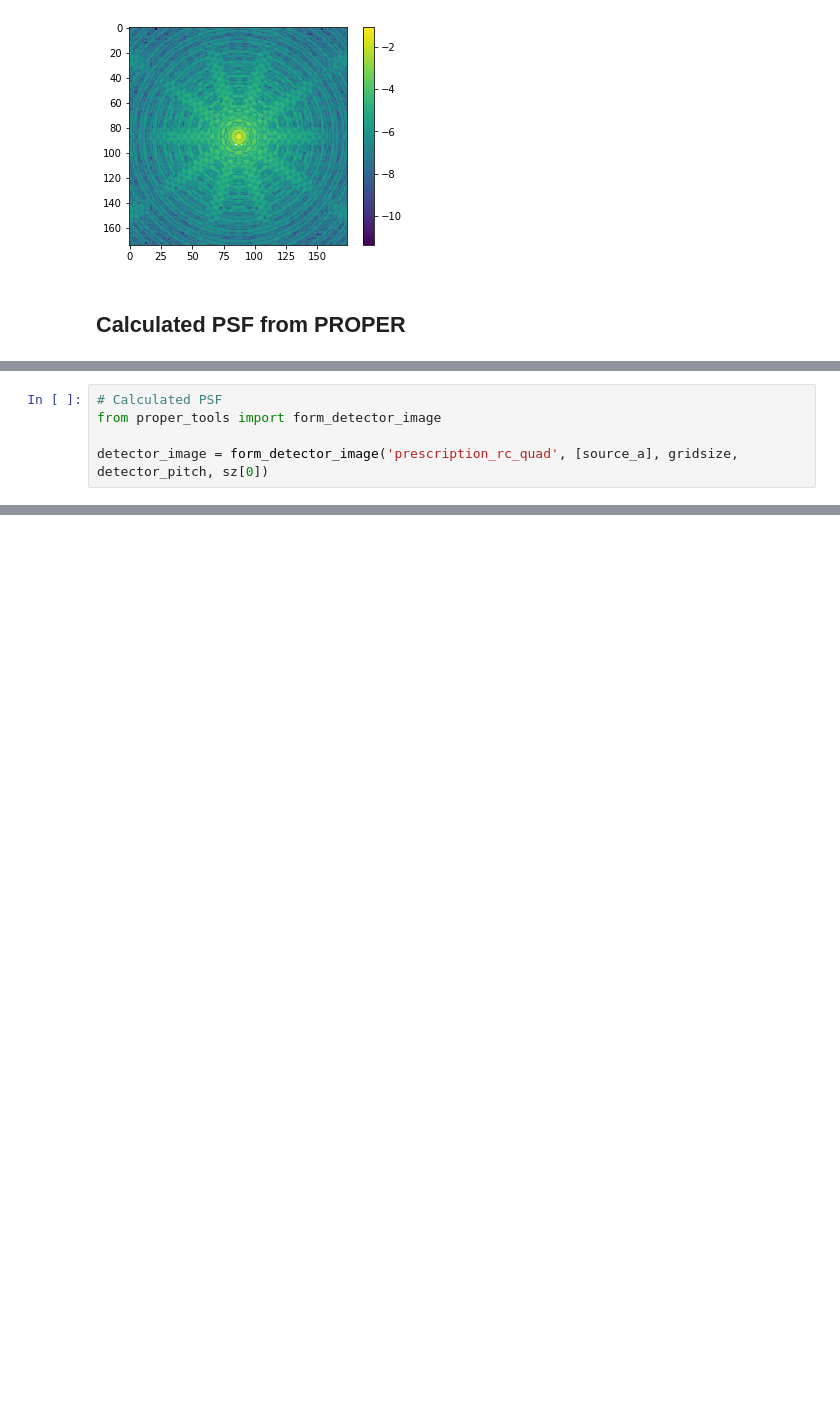
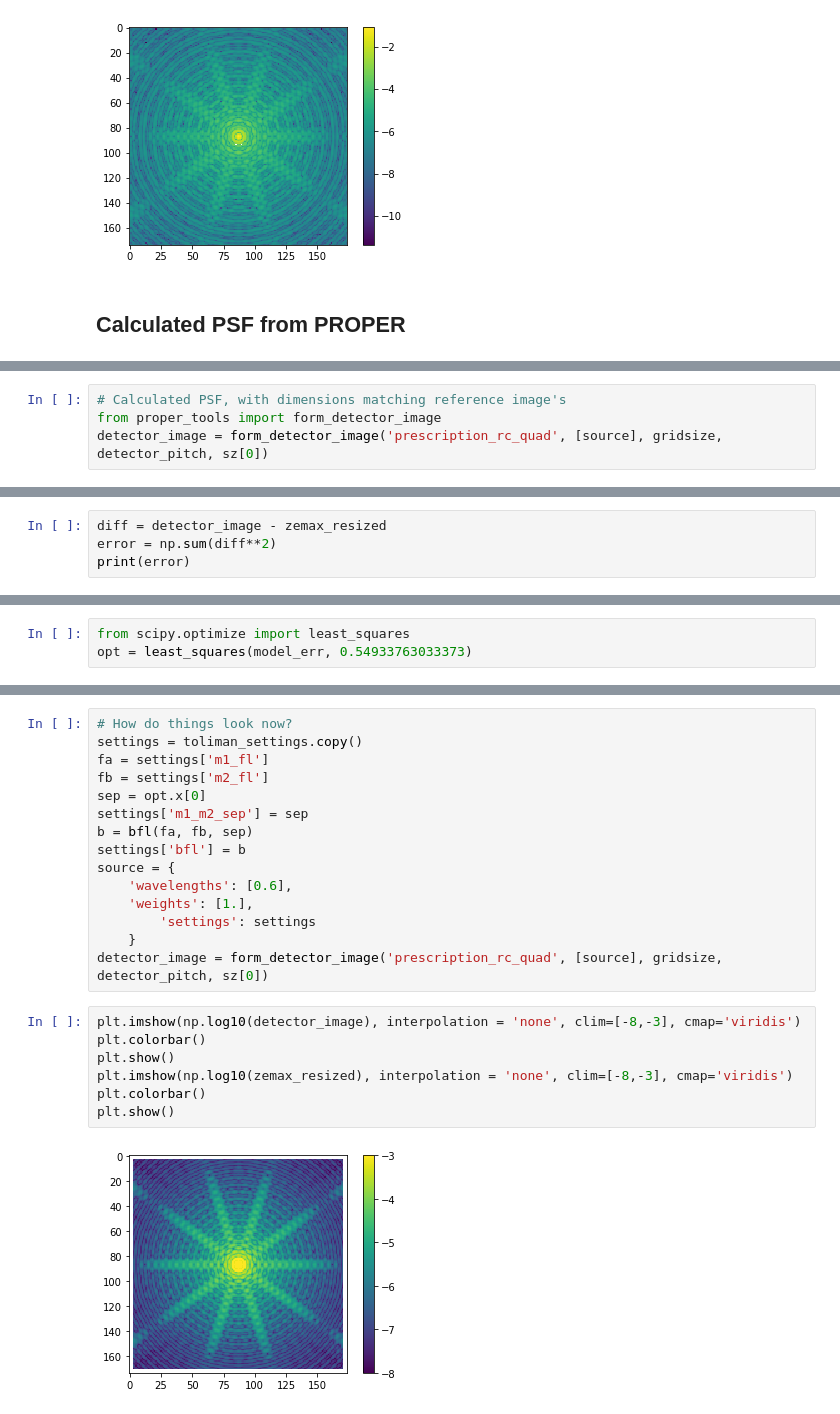
Before and after one commit to benjaminpope/toliman, a Jupyter notebook: image_modelling/notebooks/RC proper fit test.ipynb, the cells around one changed output, grey strips where cells are left out. Drawn from its saved outputs; the diff is of its cells as text; blank space fills up the shorter version.

```diff
--- a/image_modelling/notebooks/RC proper fit test.ipynb
+++ b/image_modelling/notebooks/RC proper fit test.ipynb
@@ -82,8 +94,7 @@ source_a = {
             'settings': toliman_settings
             }
 # %%
-# Calculated PSF
+# Calculated PSF, with dimensions matching reference image's
 from proper_tools import form_detector_image
-
-detector_image = form_detector_image('prescription_rc_quad', [source_a], gridsize, detector_pitch, sz[0])
+detector_image = form_detector_image('prescription_rc_quad', [source], gridsize, detector_pitch, sz[0])
 # %%
@@ -95,0 +113,4 @@ plt.show()
+# %%
+diff = detector_image - zemax_resized
+error = np.sum(diff**2)
+print(error)
@@ -104,0 +179,3 @@ plt.show()
+# %%
+from scipy.optimize import least_squares
+opt = least_squares(model_err, 0.54933763033373)
@@ -104,0 +200,24 @@ plt.show()
+# %%
+# How do things look now?
+settings = toliman_settings.copy()
+fa = settings['m1_fl']
+fb = settings['m2_fl']
+sep = opt.x[0]
+settings['m1_m2_sep'] = sep
+b = bfl(fa, fb, sep)
+settings['bfl'] = b
+source = {
+    'wavelengths': [0.6],
+    'weights': [1.],
+        'settings': settings
+    }
+detector_image = form_detector_image('prescription_rc_quad', [source], gridsize, detector_pitch, sz[0])
+# %%
+plt.imshow(np.log10(detector_image), interpolation = 'none', clim=[-8,-3], cmap='viridis')
+plt.colorbar()
+plt.show()
+plt.imshow(np.log10(zemax_resized), interpolation = 'none', clim=[-8,-3], cmap='viridis')
+plt.colorbar()
+plt.show()
+# %% [output]
+[figure, added]
```
Also changed, not shown: parts of 14 cells of this notebook, 1 other file.
